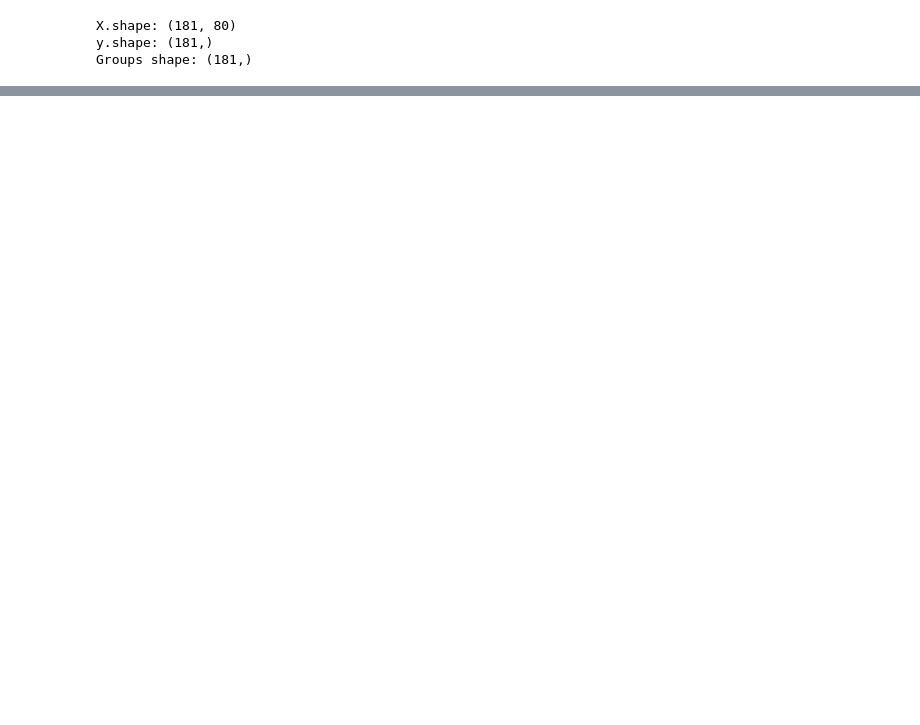
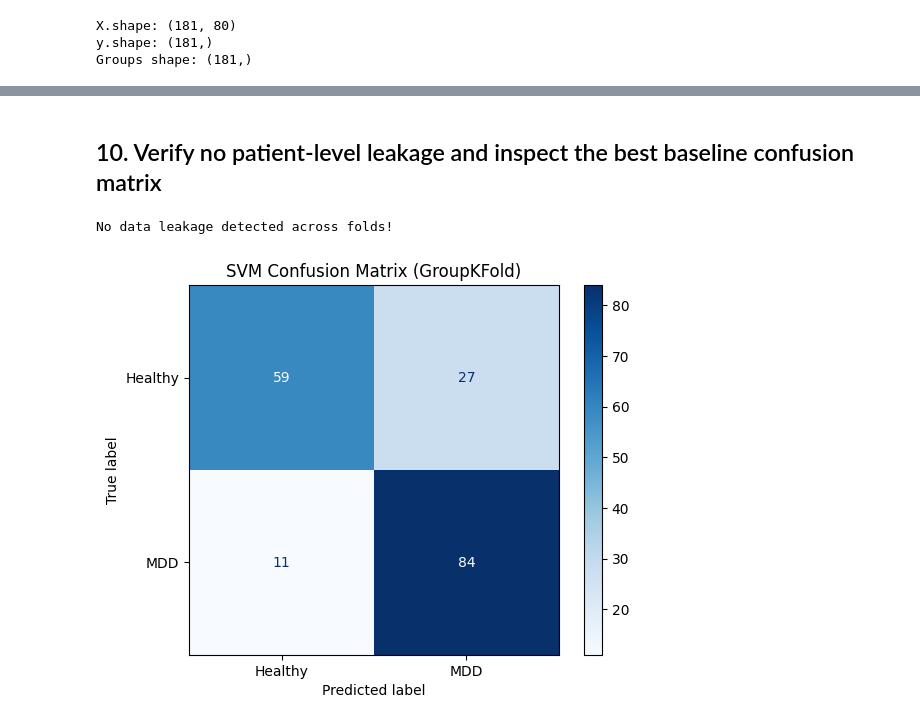
Before and after one commit to BJAngulo/MSSE-277b-final-project-, a Jupyter notebook: notebooks/01_pipeline.ipynb, the cells around one changed output, grey strips where cells are left out. Saved outputs shown, nothing was run; the diff lists cells and outputs as text; code cells hidden in the pictures; blank space fills up the shorter version.

Commit message:
Cleaned up notebook format and discussions

```diff
--- a/notebooks/01_pipeline.ipynb
+++ b/notebooks/01_pipeline.ipynb
@@ -67,10 +51,0 @@ def get_eeg_file(subject_id: str, condition: str):
-# %%
-# Test loading one file to ensure everything is working correctly
-
-file_path = get_eeg_file("sub-HS1", "P300")
-
-print(file_path)
-print(file_path.exists())
-
-raw = mne.io.read_raw_edf(file_path, preload=True)
-print(raw)
@@ -235,9 +160,7 @@ Number of common channels: 20
 # %%
-# Step 1: Extract spectral features (e.g. power in different frequency bands) from each EEG recording
-
 def extract_band_power(raw, COMMON_CHANNELS) -> np.ndarray:
     """
-    Extract basic EEG band power features from the raw MNE objects.
+    Extract relative band-power features for each EEG channel in the raw MNE object.
     Returns a feature vector.
     """
 
@@ -732,0 +238,12 @@ Simple augmentation techniques applied at the feature level did not improve clas
+# %%
+gfk = GroupKFold(n_splits=5)
+
+pipeline_lr = Pipeline([
+    ("scaler", StandardScaler()),
+    ("clf", LogisticRegression(max_iter=1000))
+])
+
+pipeline_svm = Pipeline([
+    ("scaler", StandardScaler()),
+    ("clf", SVC(kernel="rbf",probability=True, random_state=42))
+])
@@ -732,0 +285,28 @@ Simple augmentation techniques applied at the feature level did not improve clas
+# %% [markdown]
+## 10. Verify no patient-level leakage and inspect the best baseline confusion matrix
+# %%
+for fold, (train_idx, test_idx) in enumerate(gfk.split(X, y, groups), start=1):
+    train_groups = set(groups[train_idx])
+    test_groups = set(groups[test_idx])
+    overlap = train_groups.intersection(test_groups)
+
+    assert len(overlap) == 0, f"Data leakage detected in fold {fold}! Overlapping groups: {overlap}"
+print("No data leakage detected across folds!")
+# %% [output]
+No data leakage detected across folds!
+# %%
+# confusion matrix
+y_pred_svm = cross_val_predict(
+    pipeline_svm,
+    X,
+    y,
+    cv=gfk.split(X, y, groups)
+)
+
+cm_svm = confusion_matrix(y, y_pred_svm)
+disp = ConfusionMatrixDisplay(confusion_matrix=cm_svm, display_labels=["Healthy", "MDD"])
+disp.plot(cmap=plt.cm.Blues, values_format="d")
+plt.title("SVM Confusion Matrix (GroupKFold)")
+plt.show()
+# %% [output]
+[figure, added]
```
Also changed, not shown: parts of 60 cells of this notebook.
